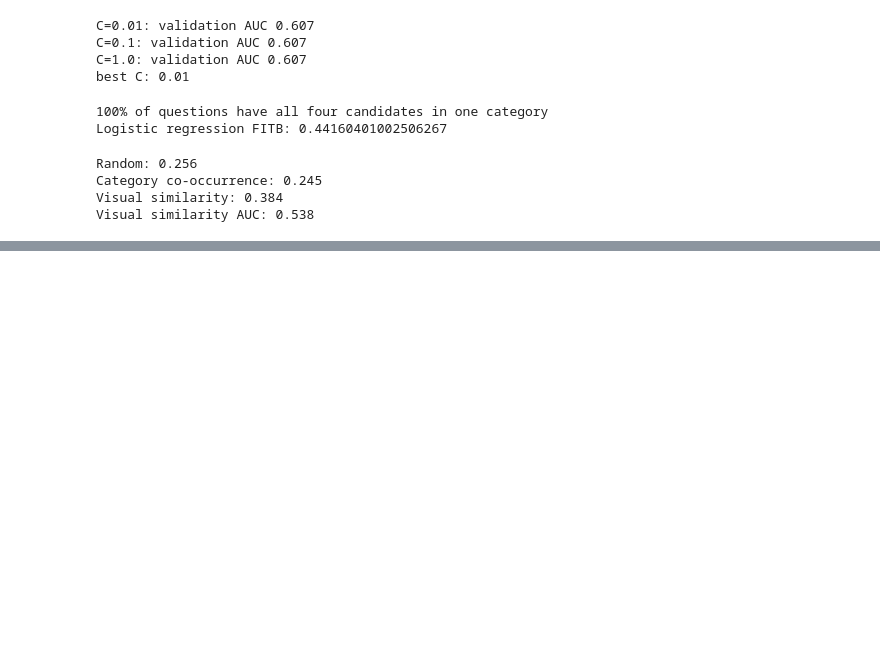
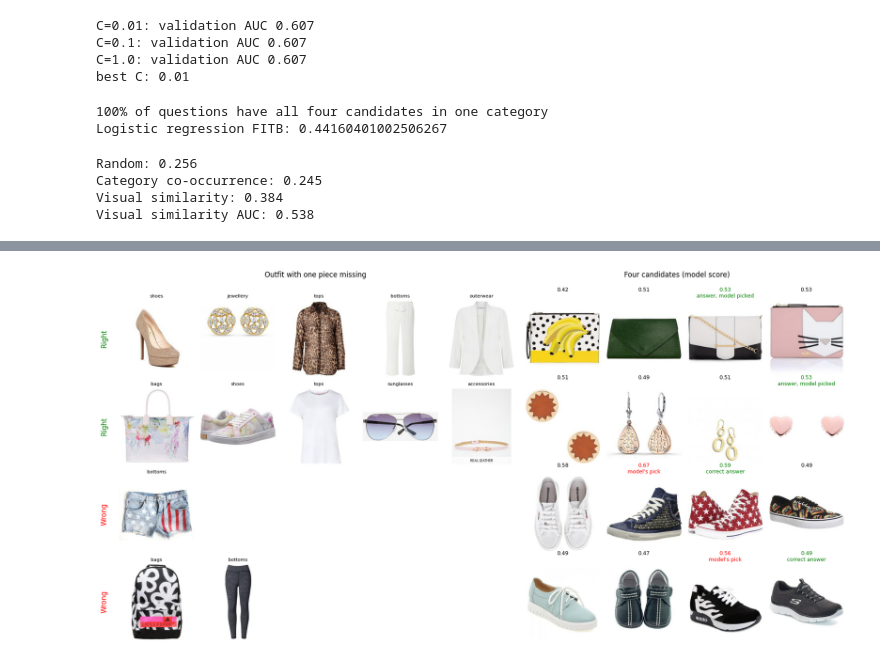
Before and after one commit to samahorro/Closet-Compatibility-Recommender, a Jupyter notebook: notebooks/02_compatibility_model.ipynb, the cells around one changed output, grey strips where cells are left out. Drawn from its saved outputs; the diff is of its cells as text; code cells hidden in the pictures; blank space fills up the shorter version.

```diff
--- a/notebooks/02_compatibility_model.ipynb
+++ b/notebooks/02_compatibility_model.ipynb
@@ -208,0 +329,59 @@ Visual similarity AUC: 0.538
+# %%
+# Score one question's four candidates: each candidate's average match with the outfit's items
+score_fn = model_scores(lr_model)
+def candidate_scores(q):
+    return np.array([np.mean(score_fn(q['question'], c)) for c in q['answers']])
+
+# Go through questions in random order until we have 2 right and 2 wrong
+rng = np.random.default_rng(3)
+right, wrong = [], []
+for k in rng.permutation(len(fitb)):
+    q = fitb[k]
+    s = candidate_scores(q)
+    pick = int(np.argmax(s))
+    (right if pick == q['correct'] else wrong).append((q, s, pick))
+    if len(right) >= 2 and len(wrong) >= 2:
+        break
+examples = right[:2] + wrong[:2]
+
+# Load pictures for the outfits (first 5 items) and all candidates
+SHOW = 5
+needed = set()
+for q, _, _ in examples:
+    needed |= set(q['question'][:SHOW]) | set(q['answers'])
+imgs = load_images(needed)
+
+fig, axes = plt.subplots(4, SHOW + 4, figsize=(18, 9))
+for r, (q, s, pick) in enumerate(examples):
+    # Left side: the outfit with one piece missing
+    for c, item in enumerate(q['question'][:SHOW]):
+        if item in imgs:
+            axes[r, c].imshow(imgs[item])
+        axes[r, c].set_title(cat[item], fontsize=8)
+    # Right side: the 4 candidates with the model's scores
+    for j, cand in enumerate(q['answers']):
+        ax = axes[r, SHOW + j]
+        if cand in imgs:
+            ax.imshow(imgs[cand])
+        if j == q['correct'] and j == pick:
+            label, color = 'answer, model picked', 'green'
+        elif j == q['correct']:
+            label, color = 'correct answer', 'green'
+        elif j == pick:
+            label, color = "model's pick", 'red'
+        else:
+            label, color = '', 'black'
+        ax.set_title(f'{s[j]:.2f}\n{label}', fontsize=9, color=color)
+    ok = pick == q['correct']
+    axes[r, 0].text(-0.15, 0.5, 'Right' if ok else 'Wrong', transform=axes[r, 0].transAxes,
+                    rotation=90, ha='right', va='center', fontsize=12,
+                    color='green' if ok else 'red')
+for ax in axes.flat:
+    ax.axis('off')
+fig.text(0.29, 0.98, 'Outfit with one piece missing', ha='center', fontsize=12)
+fig.text(0.77, 0.98, 'Four candidates (model score)', ha='center', fontsize=12)
+plt.tight_layout(rect=(0, 0, 1, 0.96))
+plt.savefig(f'{FIG}/fitb_examples.png', dpi=200, bbox_inches='tight')
+plt.show()
+# %% [output]
+[figure, added]
```
Also changed, not shown: parts of 6 cells of this notebook.
